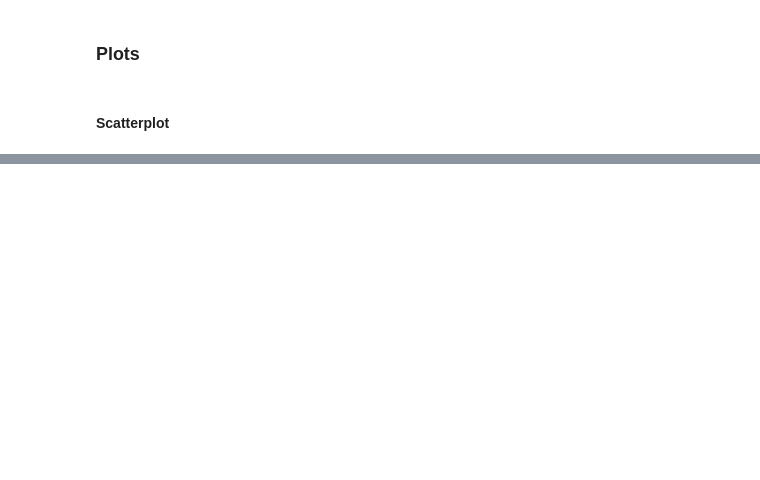
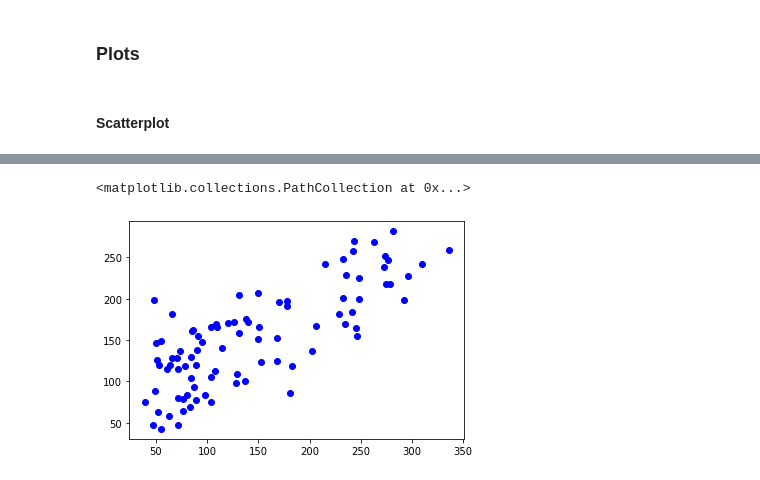
Before and after one commit to gpivaro/Data_Science, a Jupyter notebook: ML_Linear_Regression.ipynb, the cells around one changed output, grey strips where cells are left out. Cells and saved outputs as stored; diff of their text form; code cells hidden in the pictures; blank space fills up the shorter version.

```diff
--- a/ML_Linear_Regression.ipynb
+++ b/ML_Linear_Regression.ipynb
@@ -132,0 +130,2 @@ r2_score(Y_test, Y_pred)
+# %%
+predictions = model.predict(X_test)
@@ -152,0 +165,9 @@ sns.scatterplot(Y_test, Y_pred,alpha=.7)
+# %%
+%matplotlib inline
+import matplotlib.pyplot as plt
+
+plt.scatter(Y_test, predictions, c="blue")
+# plt.plot(Y_test, predictions, c="red")
+# %% [output]
+<matplotlib.collections.PathCollection at 0x...>
+[figure, added]
```
Also changed, not shown: parts of 7 cells of this notebook, 4 other files.
